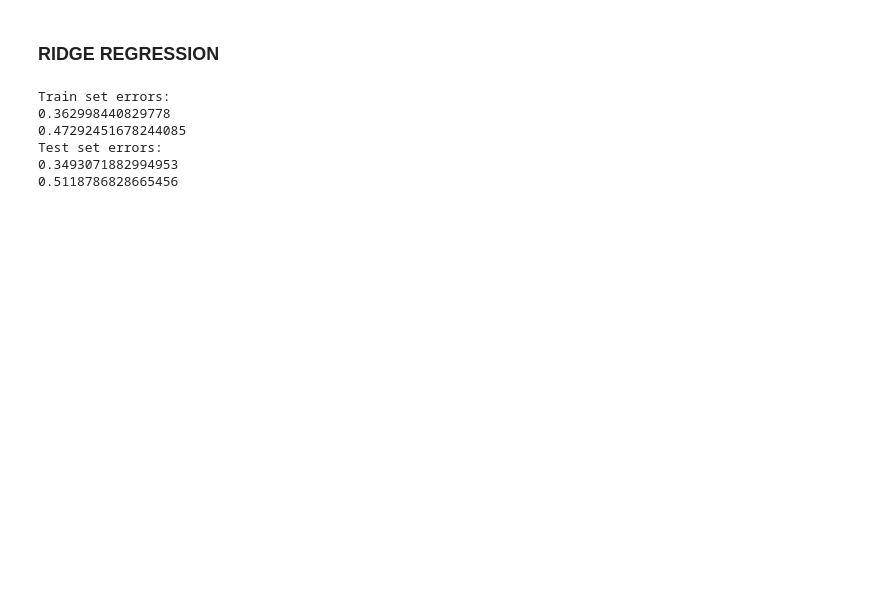
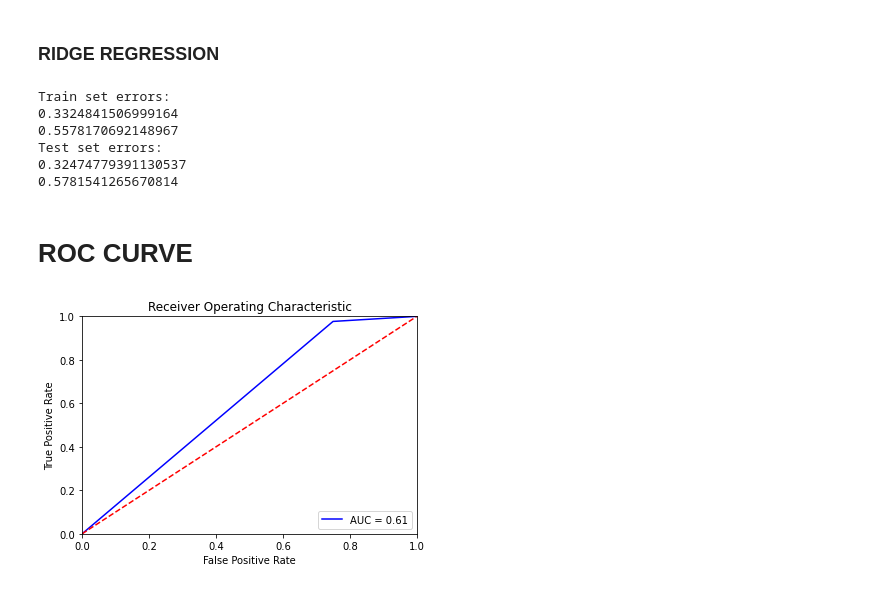
Before and after one commit to DraganaStojnev/ML1---Classification, a Jupyter notebook: Klasifikacija.ipynb, the cells around one changed output. Saved outputs shown, nothing was run; the diff lists cells and outputs as text; code cells hidden in the pictures; blank space fills up the shorter version.

```diff
--- a/Klasifikacija.ipynb
+++ b/Klasifikacija.ipynb
@@ -1005,22 +1697,55 @@ False negative:  28
 # %%
 #Ridge
 #error over train set
+X_upsampled = df_upsampled.drop("label_spam",axis = 1).values
+y_upsampled = df_upsampled["label_spam"].values
+X_train_upsampled,X_test_upsampled, y_train, y_test = train_test_split(X_upsampled,y_upsampled,test_size = 0.2, random_state = 1)
+
 model = Ridge(alpha = 0.04, normalize = True)
-model_fit = model.fit(X_train, y_train)
-prediction_train = model_fit.predict(X_train)
+model_fit = model.fit(X_train_upsampled, y_train)
+prediction_train = model_fit.predict(X_train_upsampled)
 print("Train set errors:")
 print(np.sqrt(mean_squared_error(y_train,prediction_train)))
 print(r2_score(y_train, prediction_train))
 
 #error over test set
-prediction_test = model_fit.predict(X_test)
+prediction_test = model_fit.predict(X_test_upsampled)
 print("Test set errors:")
 print(np.sqrt(mean_squared_error(y_test,prediction_test)))
 print(r2_score(y_test, prediction_test))
 # %% [output]
 Train set errors:
-0.362998440829778
-0.47292451678244085
+0.3324841506999164
+0.5578170692148967
 Test set errors:
-0.3493071882994953
-0.5118786828665456
+0.32474779391130537
+0.5781541265670814
+# %% [markdown]
+# ROC CURVE
+# %%
+X_upsampled = df_upsampled.drop("label_spam",axis = 1).values
+y_upsampled = df_upsampled["label_spam"].values
+X_train_upsampled,X_test_upsampled, y_train, y_test = train_test_split(X_upsampled,y_upsampled,test_size = 0.2, random_state = 1)
+# %%
+sc = StandardScaler()
+X_train=sc.fit_transform(X_train_upsampled)
+X_test_upsampled=sc.transform(X_test_upsampled)
+logmodel=LogisticRegression(max_iter = 3000)
+y_score = logmodel2.fit(X_train_upsampled, y_train).decision_function(X_test_upsampled)
+logmodel.fit(X_train_upsampled,y_train)
+prediction = logmodel.predict(X_test_upsampled)
+# %%
+fpr, tpr, threshold = roc_curve(y_test, prediction)
+roc_auc = auc(fpr, tpr)
+# %%
+plt.title('Receiver Operating Characteristic')
+plt.plot(fpr, tpr, 'b', label = 'AUC = %0.2f' % roc_auc)
+plt.legend(loc = 'lower right')
+plt.plot([0, 1], [0, 1],'r--')
+plt.xlim([0, 1])
+plt.ylim([0, 1])
+plt.ylabel('True Positive Rate')
+plt.xlabel('False Positive Rate')
+plt.show()
+# %% [output]
+[figure, added]
```
Also changed, not shown: parts of 87 cells of this notebook.
